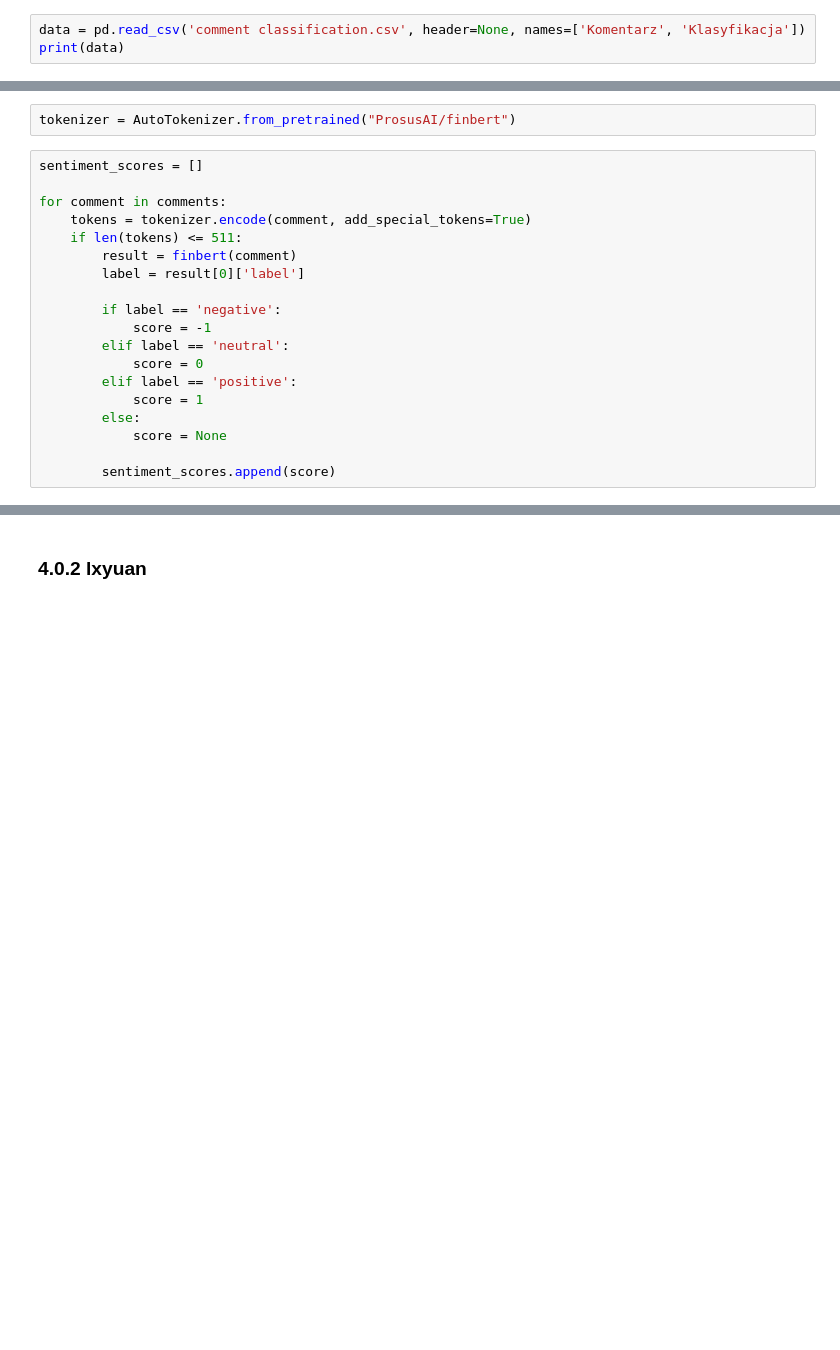
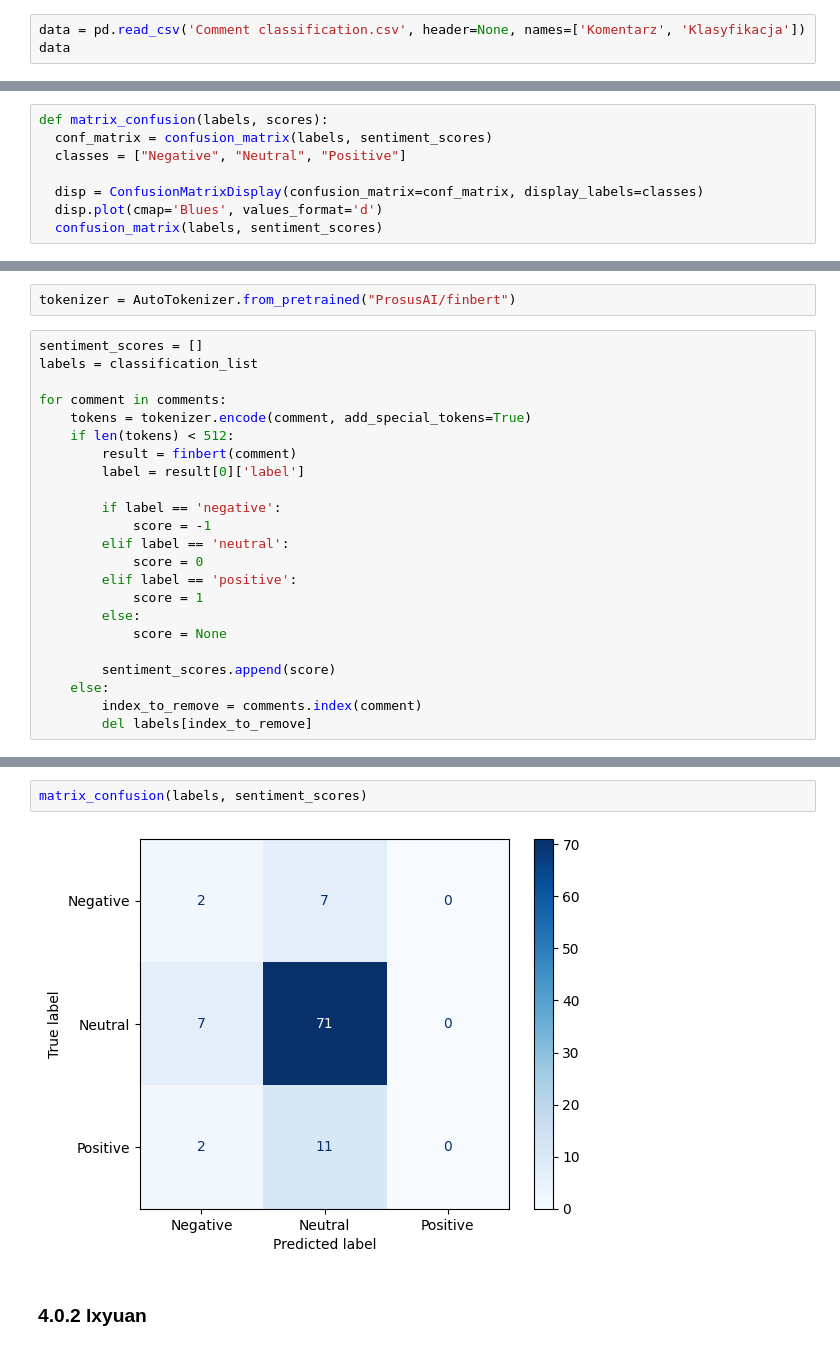
Before and after one commit to szymonszczurowski/Sentiment-Analysis-of-YouTube-Comments, a Jupyter notebook: Best_model_for_sentiment_classification.ipynb, the cells around one changed output, grey strips where cells are left out. Cells and saved outputs as stored; diff of their text form; blank space fills up the shorter version.

```diff
--- a/Best_model_for_sentiment_classification.ipynb
+++ b/Best_model_for_sentiment_classification.ipynb
@@ -92,6 +109,6 @@ print(comments)
 # %% [markdown]
 ### 2.0.2 Label loading
 # %%
-data = pd.read_csv('comment classification.csv', header=None, names=['Komentarz', 'Klasyfikacja'])
-print(data)
+data = pd.read_csv('Comment classification.csv', header=None, names=['Komentarz', 'Klasyfikacja'])
+data
 # %% [output]
@@ -155,13 +181,22 @@ bertweet_base_sentiment_analysis('I love you')
+# %%
+def matrix_confusion(labels, scores):
+  conf_matrix = confusion_matrix(labels, sentiment_scores)
+  classes = ["Negative", "Neutral", "Positive"]
+
+  disp = ConfusionMatrixDisplay(confusion_matrix=conf_matrix, display_labels=classes)
+  disp.plot(cmap='Blues', values_format='d')
+  confusion_matrix(labels, sentiment_scores)
 # %% [markdown]
 ### 4.0.1 ProsusAI/finbert
 # %%
 tokenizer = AutoTokenizer.from_pretrained("ProsusAI/finbert")
 # %%
 sentiment_scores = []
+labels = classification_list
 
 for comment in comments:
     tokens = tokenizer.encode(comment, add_special_tokens=True)
-    if len(tokens) <= 511:
+    if len(tokens) < 512:
         result = finbert(comment)
         label = result[0]['label']
 
@@ -175,3 +210,6 @@ for comment in comments:
             score = None
 
         sentiment_scores.append(score)
+    else:
+        index_to_remove = comments.index(comment)
+        del labels[index_to_remove]
@@ -203,3 +223,7 @@ F1 Score: 0.3500998003992016
+# %%
+matrix_confusion(labels, sentiment_scores)
+# %% [output]
+[figure, added]
 # %% [markdown]
 ### 4.0.2 lxyuan
 # %%
```
Also changed, not shown: parts of 31 cells of this notebook.
